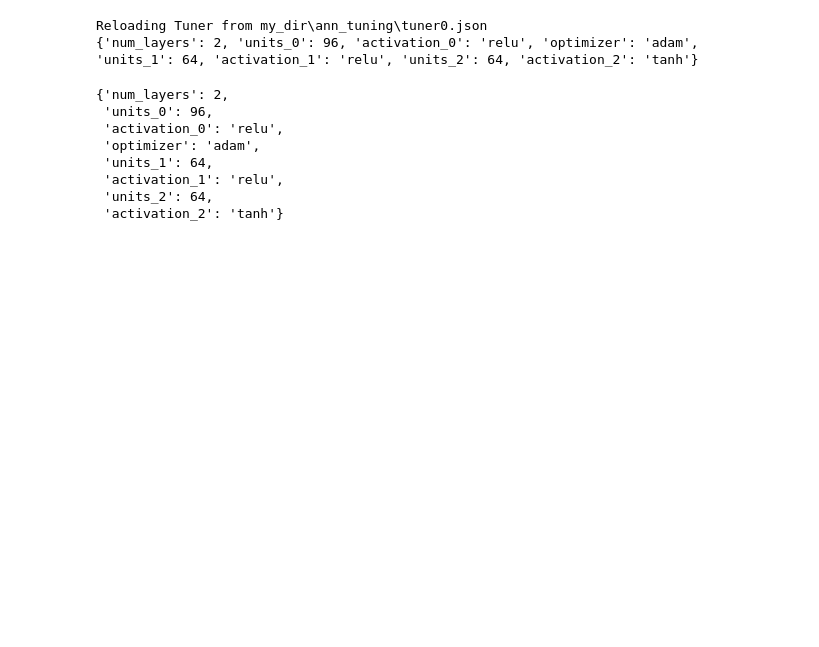
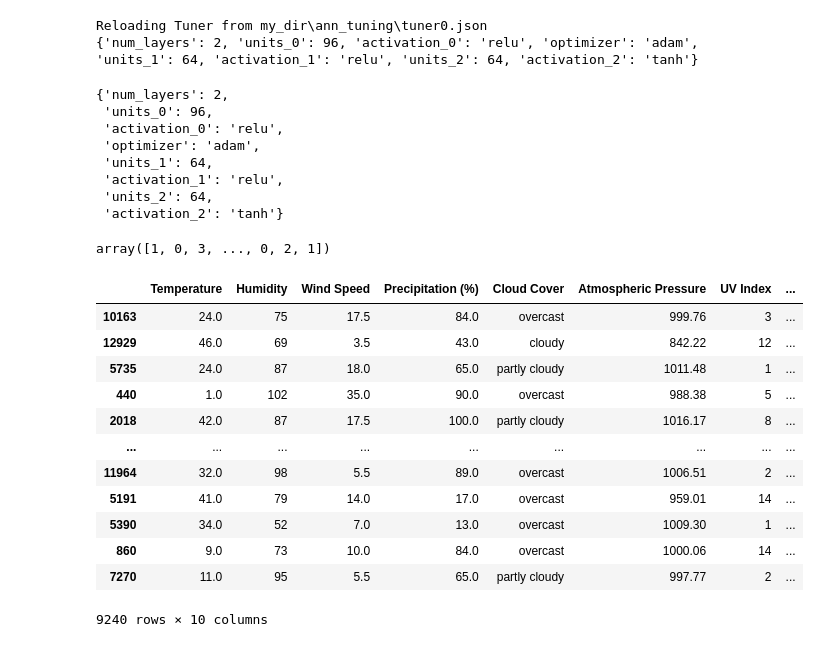
Before and after one commit to ankitgaur0/weather_prediction, a Jupyter notebook: notebook/model_trainer.ipynb, the cells around one changed output. Drawn from its saved outputs; the diff is of its cells as text; code cells hidden in the pictures; blank space fills up the shorter version.

```diff
--- a/notebook/model_trainer.ipynb
+++ b/notebook/model_trainer.ipynb
@@ -363,3 +418,25 @@ best_hyperparameters.values
  'activation_1': 'relu',
  'units_2': 64,
  'activation_2': 'tanh'}
+# %%
+y
+# %% [output]
+array([1, 0, 3, ..., 0, 2, 1])
+# %%
+X_train,X_test,y_train,y_test=train_test_split(X,y,test_size=0.30,random_state=42)
+# %%
+X_train
+# %% [output]
+|  | Temperature | Humidity | Wind Speed | Precipitation (%) | Cloud Cover | Atmospheric Pressure | UV Index | ... |
+| 10163 | 24.0 | 75 | 17.5 | 84.0 | overcast | 999.76 | 3 | ... |
+| 12929 | 46.0 | 69 | 3.5 | 43.0 | cloudy | 842.22 | 12 | ... |
+| 5735 | 24.0 | 87 | 18.0 | 65.0 | partly cloudy | 1011.48 | 1 | ... |
+| 440 | 1.0 | 102 | 35.0 | 90.0 | overcast | 988.38 | 5 | ... |
+| 2018 | 42.0 | 87 | 17.5 | 100.0 | partly cloudy | 1016.17 | 8 | ... |
+| ... | ... | ... | ... | ... | ... | ... | ... | ... |
+| 11964 | 32.0 | 98 | 5.5 | 89.0 | overcast | 1006.51 | 2 | ... |
+| 5191 | 41.0 | 79 | 14.0 | 17.0 | overcast | 959.01 | 14 | ... |
+| 5390 | 34.0 | 52 | 7.0 | 13.0 | overcast | 1009.30 | 1 | ... |
+| 860 | 9.0 | 73 | 10.0 | 84.0 | overcast | 1000.06 | 14 | ... |
+| 7270 | 11.0 | 95 | 5.5 | 65.0 | partly cloudy | 997.77 | 2 | ... |
+9240 rows × 10 columns
```
Also changed, not shown: parts of 36 cells of this notebook, 8 other files.
